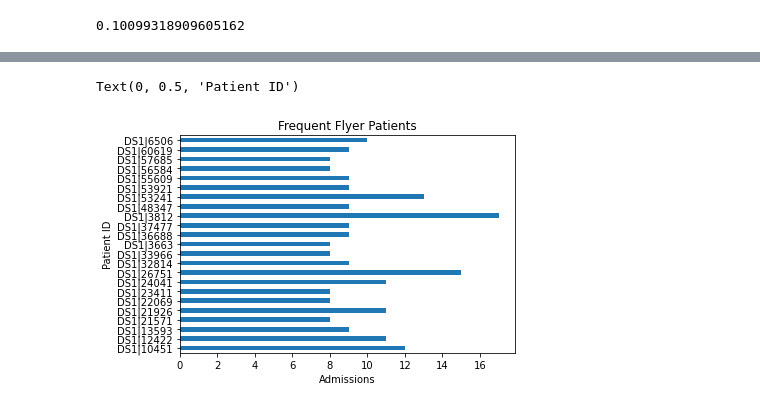
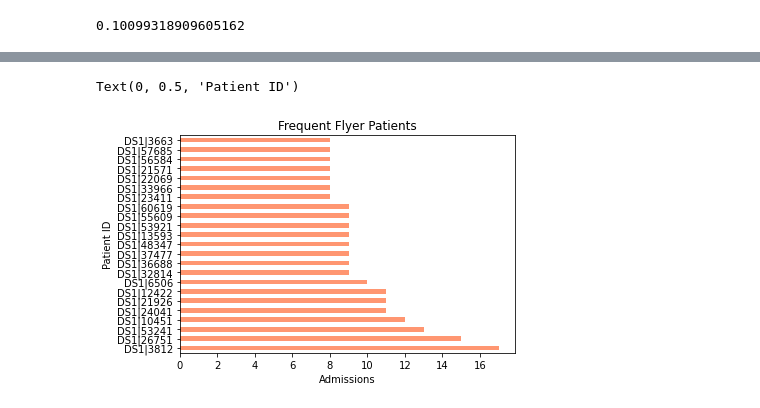
Before and after one commit to rghertel/hospital-readmission-not-koalas, a Jupyter notebook: URSA_hospital_readmission.ipynb, the cells around one changed output, grey strips where cells are left out. Drawn from its saved outputs; the diff is of its cells as text; code cells hidden in the pictures.

Commit message:
bar charts

```diff
--- a/URSA_hospital_readmission.ipynb
+++ b/URSA_hospital_readmission.ipynb
@@ -588,4 +910,4 @@ freq_fliers['Encounter Start Date'].mean()
 freq_fliers=freq_fliers[freq_fliers['Encounter Start Date']>7]
 # %%
 #count of patients who had encounter with hospital more than 7 times 11/10/2009 to 4/28/2019
-freq_fliers.sort_values('Encounter Start Date',ascending=False)
+freq_fliers=freq_fliers.sort_values('Encounter Start Date',ascending=False)
@@ -611,8 +914,8 @@ freq_fliers.sort_values('Encounter Start Date',ascending=False)
 # %%
-ax = freq_fliers.plot.barh(rot=0,legend=False)
+ax = freq_fliers.plot.barh(rot=0,legend=False,color='#ff9671')
 plt.title("Frequent Flyer Patients")
 plt.xlabel("Admissions")
 plt.ylabel("Patient ID")
 # %% [output]
 Text(0, 0.5, 'Patient ID')
-[figure, old version]
+[figure, new version]
```
Also changed, not shown: parts of 38 cells of this notebook.
